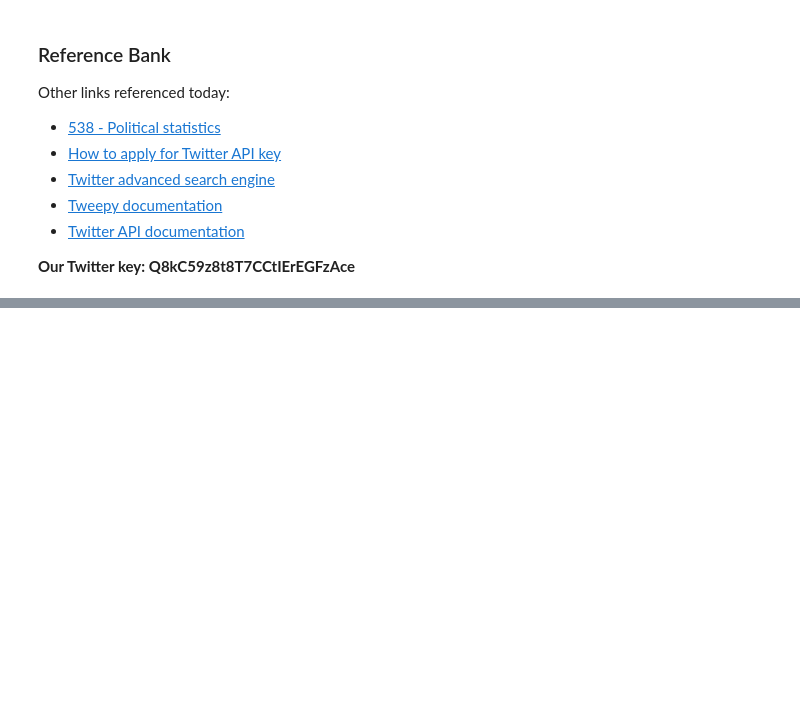
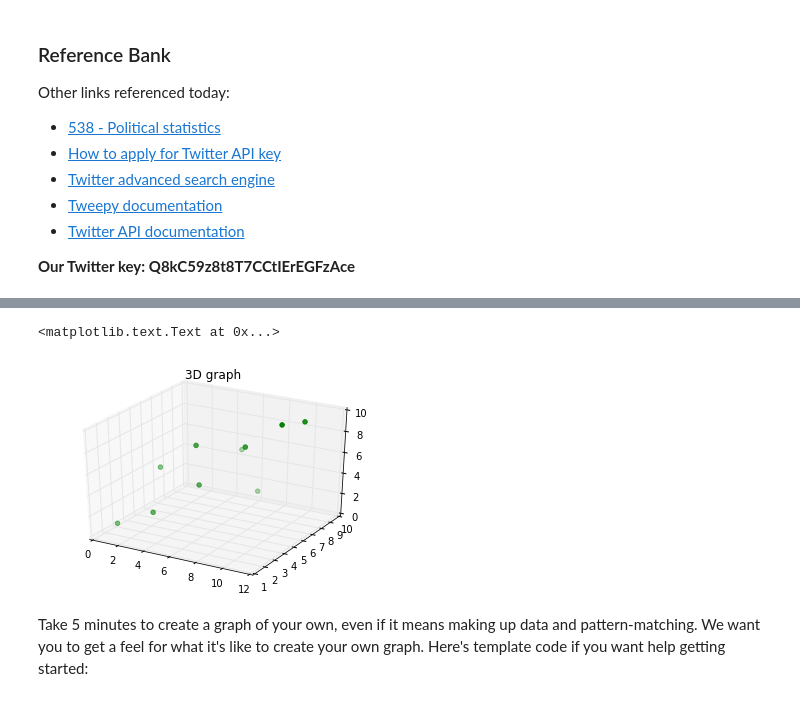
Before and after one commit to dlab-berkeley/python-berkeley, a Jupyter notebook: notebooks/project_3.ipynb, the cells around one changed output, grey strips where cells are left out. Drawn from its saved outputs; the diff is of its cells as text; code cells hidden in the pictures; blank space fills up the shorter version.

```diff
--- a/notebooks/project_3.ipynb
+++ b/notebooks/project_3.ipynb
@@ -59,0 +183,12 @@ RT @5hofgomez: HILLARY. FOR. PRESIDENT.
+# %%
+# Make data for the z axis:
+z = np.array([1, 5, 2, 7, 4, 6, 7, 3, 9, 9])
+fig = plt.figure()
+ax = fig.add_subplot(111, projection='3d')
+ax.scatter(x, y, z, color='green')
+plt.title("3D graph")
+# %% [output]
+<matplotlib.text.Text at 0x...>
+[figure, added]
+# %% [markdown]
+Take 5 minutes to create a graph of your own, even if it means making up data and pattern-matching. We want you to get a feel for what it's like to create your own graph. Here's template code if you want help getting started:
```
Also changed, not shown: parts of 47 cells of this notebook, 10 other files.
